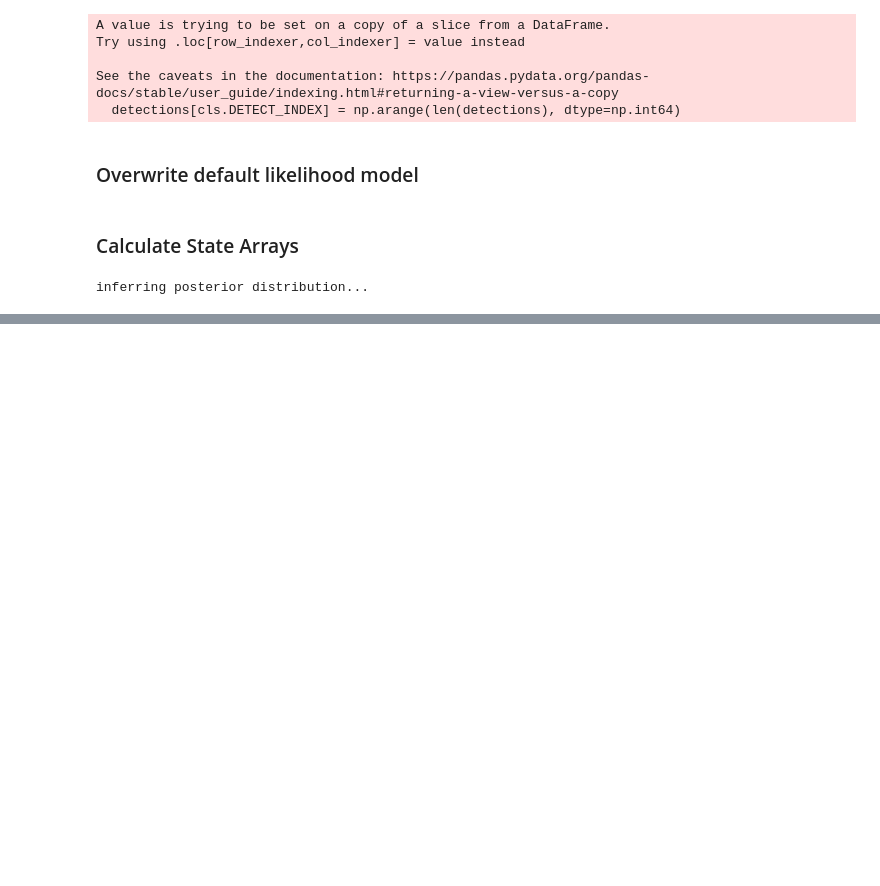
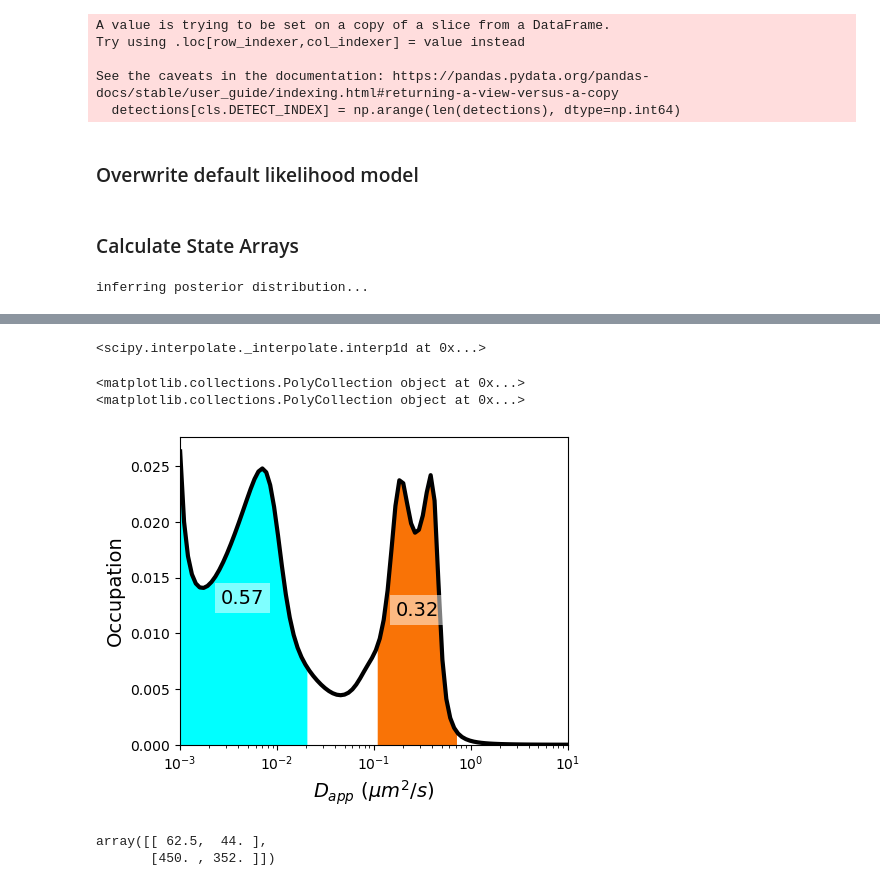
Before and after one commit to d-foust/biteen-utilities, a Jupyter notebook: examples/state_arrays_notebook.ipynb, the cells around one changed output, grey strips where cells are left out. Drawn from its saved outputs; the diff is of its cells as text; code cells hidden in the pictures; blank space fills up the shorter version.

```diff
--- a/examples/state_arrays_notebook.ipynb
+++ b/examples/state_arrays_notebook.ipynb
@@ -160,0 +190,3 @@ inferring posterior distribution...
+# %%
+postoccs_all = SA.posterior_occs.sum(axis=1)
+print(postoccs_all.shape)
@@ -198,0 +418,19 @@ coolramp = mpl.colors.ListedColormap(colors=np.vstack((seg1, seg2, seg3)), N=256
+# %%
+interp1d(diff_coefs, postoccs_all)
+# %% [output]
+<scipy.interpolate._interpolate.interp1d at 0x...>
+# %%
+fig, ax = plot_occs_w_fill(diff_coefs,
+              postoccs_all,
+              ranges=((1e-3, 2e-2), (1.1e-1, 7e-1)),
+              colors=('xkcd:cyan', 'xkcd:orange'),
+              figprops={'figsize': (5,4)},
+              lineprops={'color': 'xkcd:black', 'lw': 3},
+              labelsize=14,
+              ax=None);
+
+# ax.annotate('10%', xy=(2*1e-3, 0.001), fontsize=12)
+# %% [output]
+<matplotlib.collections.PolyCollection object at 0x...>
+<matplotlib.collections.PolyCollection object at 0x...>
+[figure, added]
@@ -199,3 +439,8 @@ coolramp = mpl.colors.ListedColormap(colors=np.vstack((seg1, seg2, seg3)), N=256
+# %%
+bb.
+# %% [output]
+array([[ 62.5,  44. ],
+       [450. , 352. ]])
 # %%
 diff_coefs = SA.diff_coefs
 
```
Also changed, not shown: parts of 32 cells of this notebook, 2 other files.
